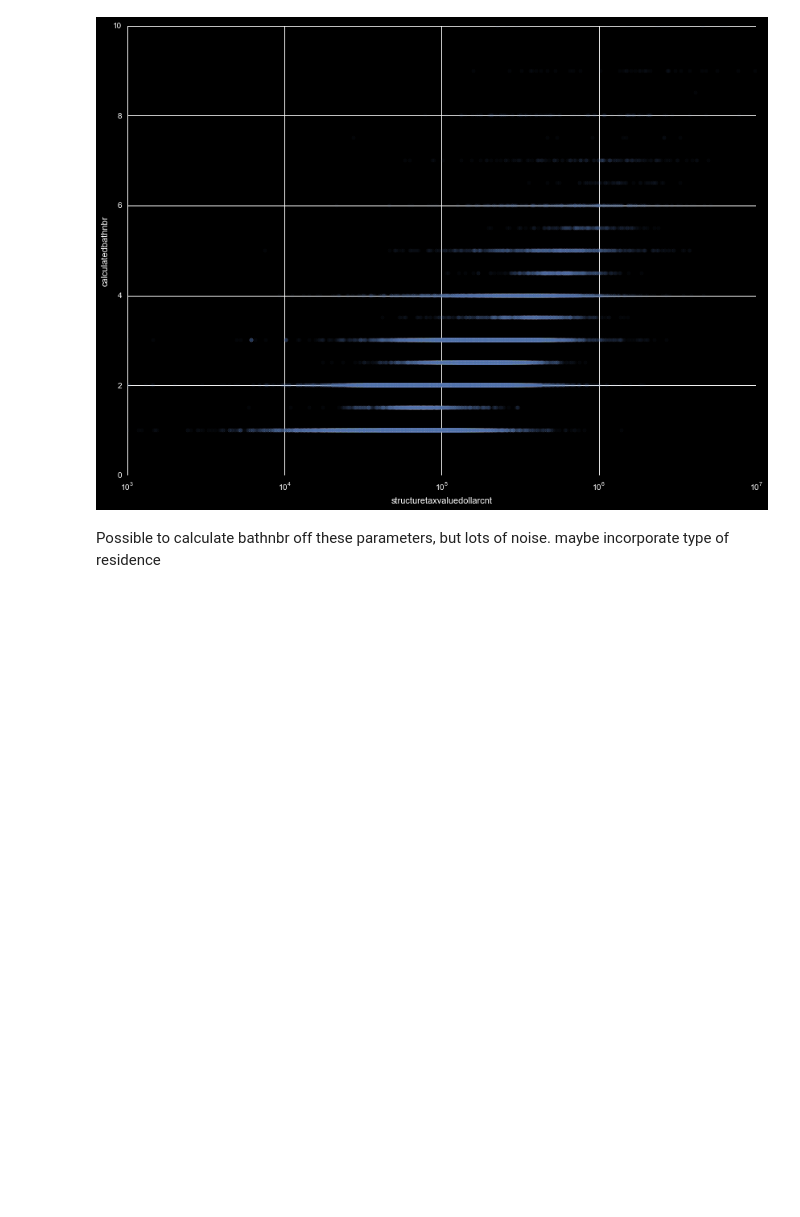
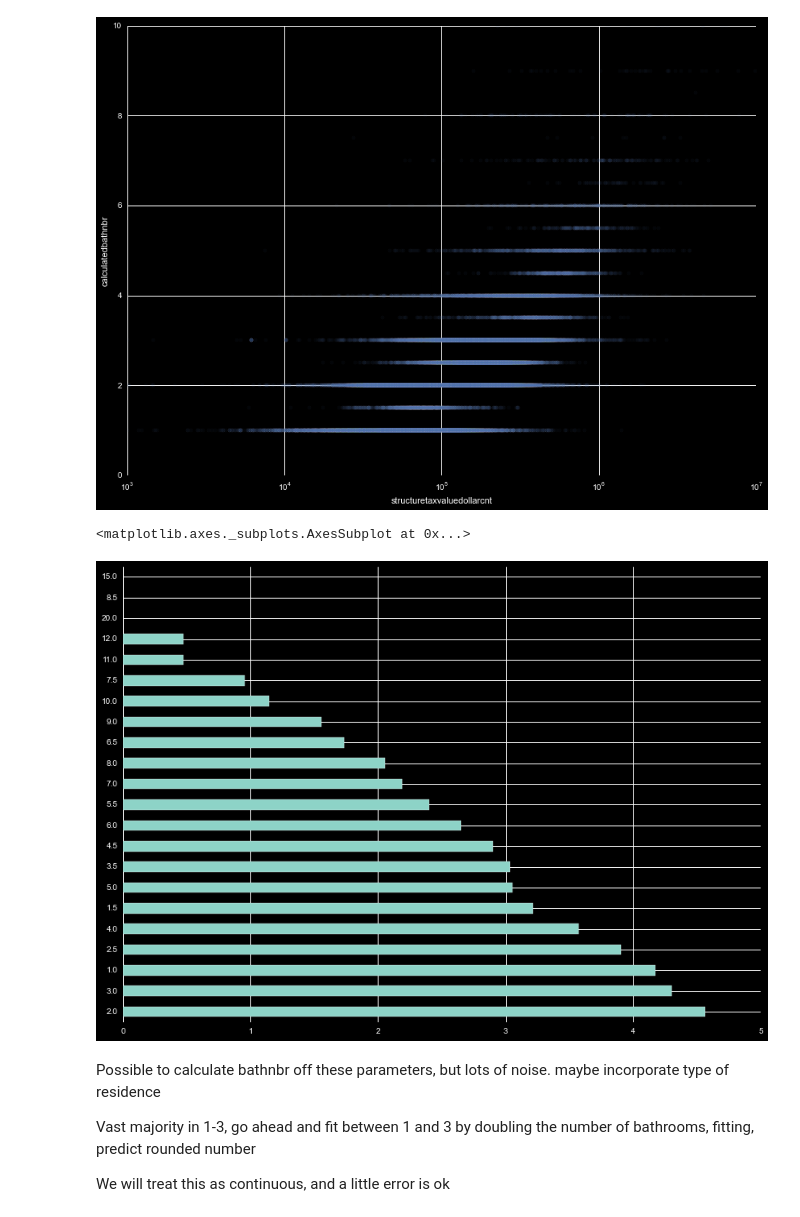
Before and after one commit to markertsean/zillow, a Jupyter notebook: detail_variables_purchased.ipynb, the cells around one changed output. Cells and saved outputs as stored; diff of their text form; code cells hidden in the pictures; blank space fills up the shorter version.

```diff
--- a/detail_variables_purchased.ipynb
+++ b/detail_variables_purchased.ipynb
@@ -455,5 +431,14 @@ plt.ylim( [  0,10 ] )
 # %% [output]
 (0, 10)
 [figure]
+# %%
+np.log10( my_df['calculatedbathnbr'].value_counts(sort=True) ).plot.barh()
+# %% [output]
+<matplotlib.axes._subplots.AxesSubplot at 0x...>
+[figure, added]
 # %% [markdown]
 Possible to calculate bathnbr off these parameters, but lots of noise. maybe incorporate type of residence
+
+Vast majority in 1-3, go ahead and fit between 1 and 3 by doubling the number of bathrooms, fitting, predict rounded number
+
+We will treat this as continuous, and a little error is ok
```
Also changed, not shown: parts of 8 cells of this notebook, 1 other file.
